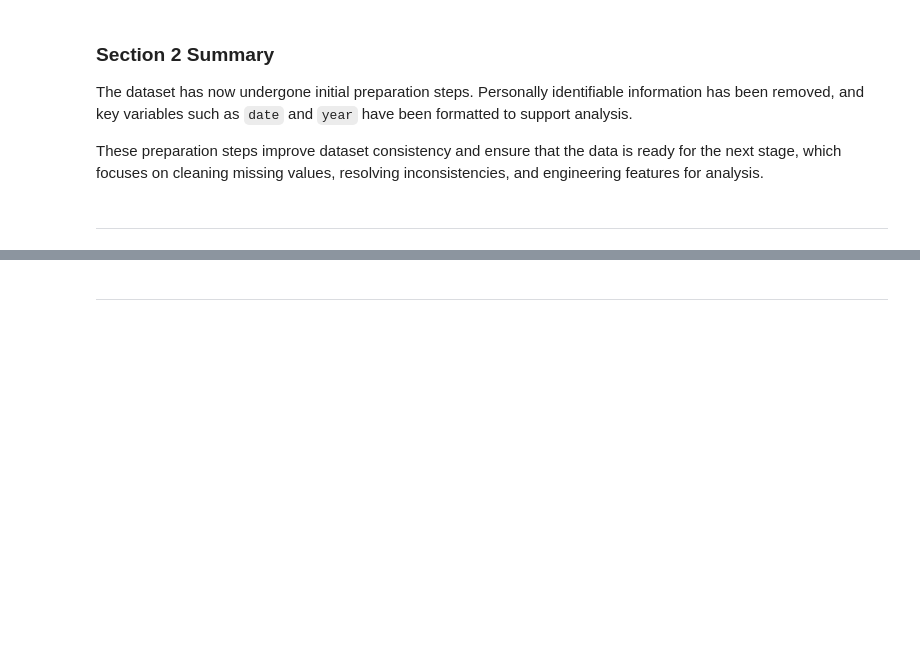
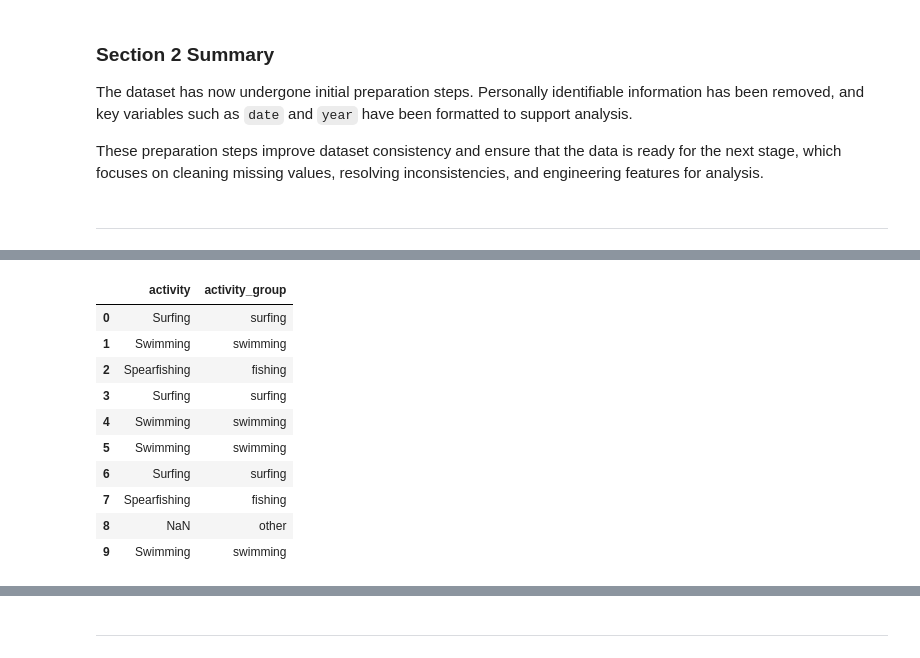
Before and after one commit to szm2701/shark-attack-data-dashboard, a Jupyter notebook: jupyter_notebooks/shark_attack_analysis.ipynb, the cells around one changed output, grey strips where cells are left out. Saved outputs shown, nothing was run; the diff lists cells and outputs as text; code cells hidden in the pictures; blank space fills up the shorter version.

Commit message:
Implement Section 3: Data cleaning and feature engineering including missing value handling, activity grouping, and species categorisation

```diff
--- a/jupyter_notebooks/shark_attack_analysis.ipynb
+++ b/jupyter_notebooks/shark_attack_analysis.ipynb
@@ -322,0 +453,38 @@ NOTE
+# %%
+# Create a simplified activity category variable. This groups similar activities together to make analysis easier.
+
+df["activity_group"] = df["activity"].str.lower()
+
+# Surfing related activities
+
+df.loc[df["activity_group"].str.contains("surf", na=False), "activity_group"] = "surfing"
+
+
+# Swimming related activities
+
+df.loc[df["activity_group"].str.contains("swim|bathing|wading|standing|treading", na=False), "activity_group"] = "swimming"
+
+
+# Fishing related activities
+
+df.loc[df["activity_group"].str.contains("fish", na=False), "activity_group"] = "fishing"
+
+
+# Diving related activities
+
+df.loc[df["activity_group"].str.contains("div", na=False), "activity_group"] = "diving"
+
+
+# Watercraft activities
+
+df.loc[df["activity_group"].str.contains("kayak|boat|ski|wind|board", na=False), "activity_group"] = "watercraft"
+
+
+# Everything else
+
+df.loc[~df["activity_group"].isin(["surfing","swimming","fishing","diving","watercraft"]), "activity_group"] = "other"
+
+
+# Check the new grouped categories
+
+df["activity_group"].value_counts()
@@ -322,0 +500,16 @@ NOTE
+# %%
+# Validate that the new activity group variable has been created correctly by displaying the original and new columns side by side for the first few records.
+
+df[["activity", "activity_group"]].head(10)
+# %% [output]
+|  | activity | activity_group |
+| 0 | Surfing | surfing |
+| 1 | Swimming | swimming |
+| 2 | Spearfishing | fishing |
+| 3 | Surfing | surfing |
+| 4 | Swimming | swimming |
+| 5 | Swimming | swimming |
+| 6 | Surfing | surfing |
+| 7 | Spearfishing | fishing |
+| 8 | NaN | other |
+| 9 | Swimming | swimming |
```
Also changed, not shown: parts of 33 cells of this notebook.
